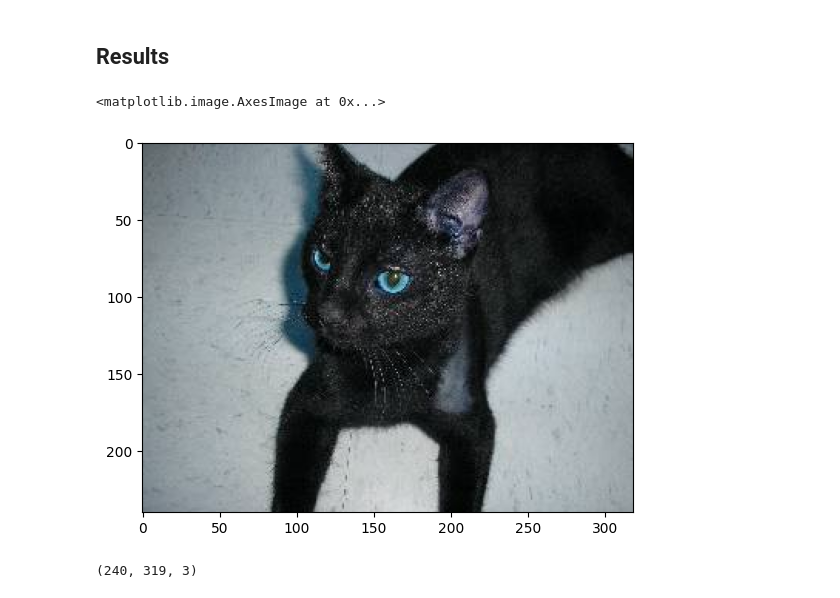
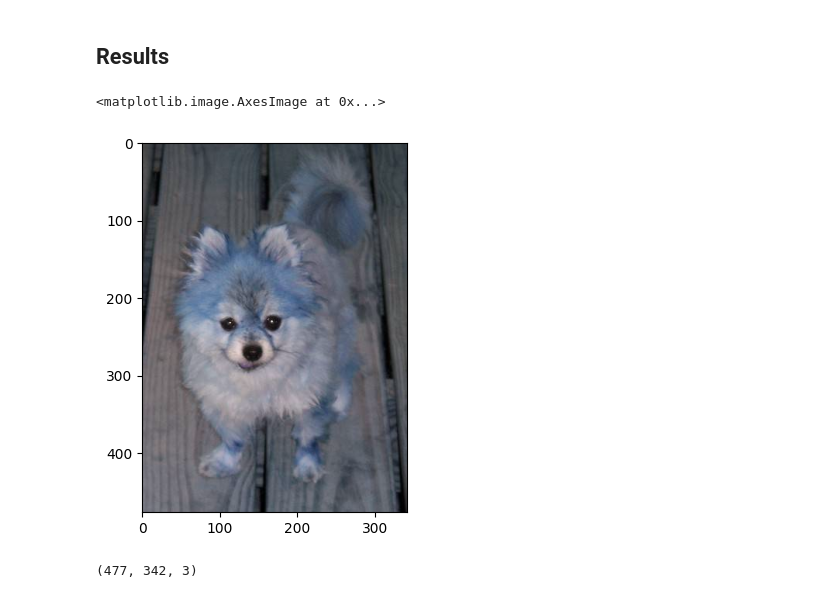
Before and after one commit to Anand09kd/Real-time-Dog-vs-Cat_prediction, a Jupyter notebook: cats_vs_dogs.ipynb, the cells around one changed output. Saved outputs shown, nothing was run; the diff lists cells and outputs as text; code cells hidden in the pictures.

```diff
--- a/cats_vs_dogs.ipynb
+++ b/cats_vs_dogs.ipynb
@@ -136,16 +136,16 @@ import cv2
 # %% [markdown]
 ## Results
 # %%
-# For Cat
-test_img = cv2.imread("drive/MyDrive/Cats-vs-Dogs/cat.962.jpg")
+# For Dog
+test_img = cv2.imread("/content/drive/MyDrive/Cats-vs-Dogs/dog.9973.jpg")
 plt.imshow(test_img)
 # %% [output]
 <matplotlib.image.AxesImage at 0x...>
-[figure, old version]
+[figure, new version]
 # %%
 test_img.shape
 # %% [output]
-(240, 319, 3)
+(477, 342, 3)
 # %%
 test_img = cv2.resize(test_img, (256, 256))
 # %%
```
Also changed, not shown: parts of 6 cells of this notebook.
